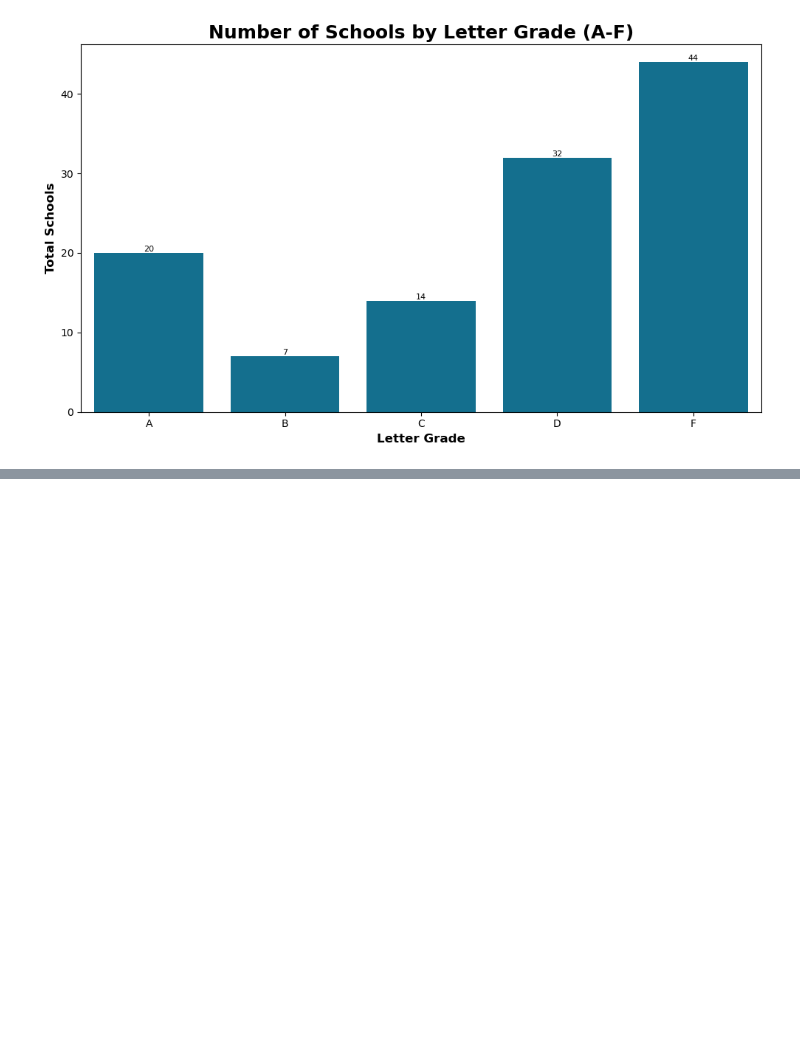
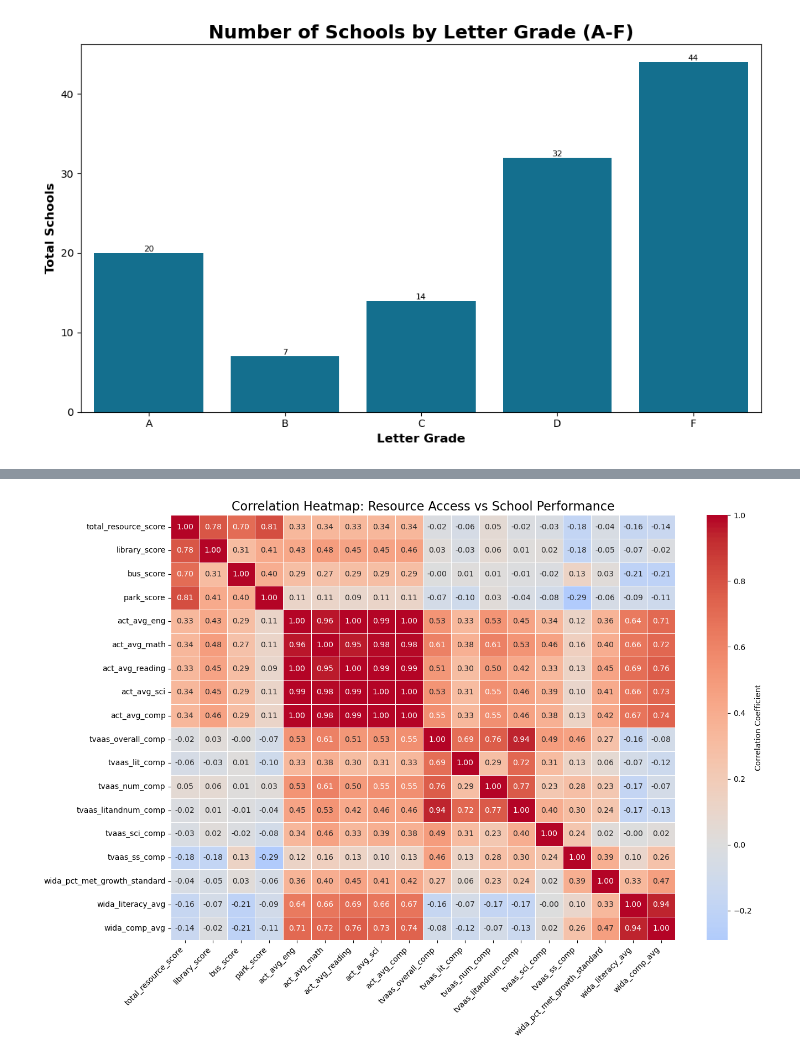
Before and after one commit to cfazio93/nashville_schools_vs_resources, a Jupyter notebook: notebooks/visuals_notebook.ipynb, the cells around one changed output, grey strips where cells are left out. Cells and saved outputs as stored; diff of their text form; code cells hidden in the pictures; blank space fills up the shorter version.

```diff
--- a/notebooks/visuals_notebook.ipynb
+++ b/notebooks/visuals_notebook.ipynb
@@ -125,0 +136,33 @@ plt.show()
+# %%
+# Select columns
+cols = [
+    'total_resource_score', 'library_score', 'bus_score', 'park_score',
+    'act_avg_eng', 'act_avg_math', 'act_avg_reading', 'act_avg_sci', 'act_avg_comp',
+    'tvaas_overall_comp', 'tvaas_lit_comp', 'tvaas_num_comp', 'tvaas_litandnum_comp',
+    'tvaas_sci_comp', 'tvaas_ss_comp',
+    'wida_pct_met_growth_standard', 'wida_literacy_avg', 'wida_comp_avg'
+]
+
+# correlation matrix
+corr_matrix = schools_df[cols].corr()
+
+# Optional: Round for cleaner heatmap labels
+corr_matrix = corr_matrix.round(2)
+# %%
+plt.figure(figsize=(14, 10))
+sns.heatmap(
+    corr_matrix,
+    annot=True,
+    cmap='coolwarm',
+    center=0,
+    fmt=".2f",
+    linewidths=0.5,
+    cbar_kws={'label': 'Correlation Coefficient'}
+)
+plt.title("Correlation Heatmap: Resource Access vs School Performance", fontsize=16)
+plt.xticks(rotation=45, ha='right')
+plt.yticks(rotation=0)
+plt.tight_layout()
+plt.show()
+# %% [output]
+[figure, added]
```
Also changed, not shown: parts of 12 cells of this notebook, 14 other files.
